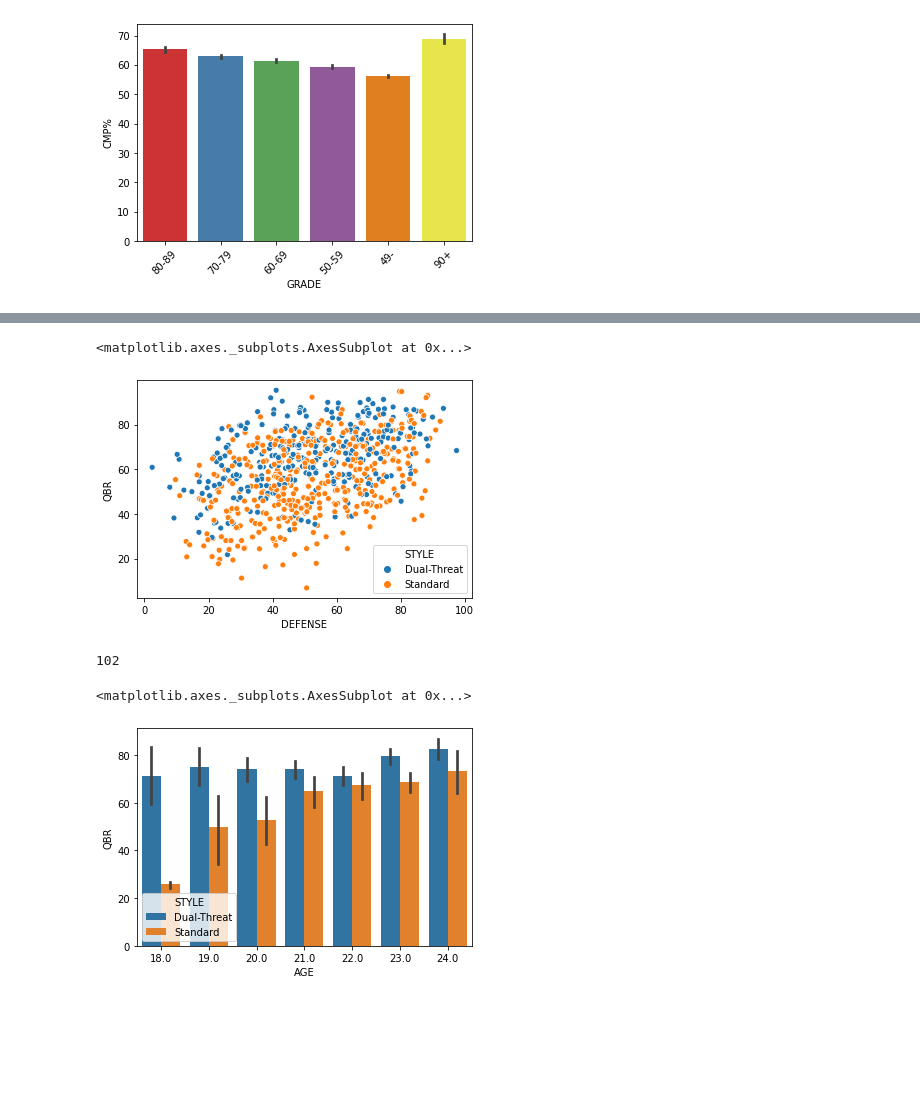
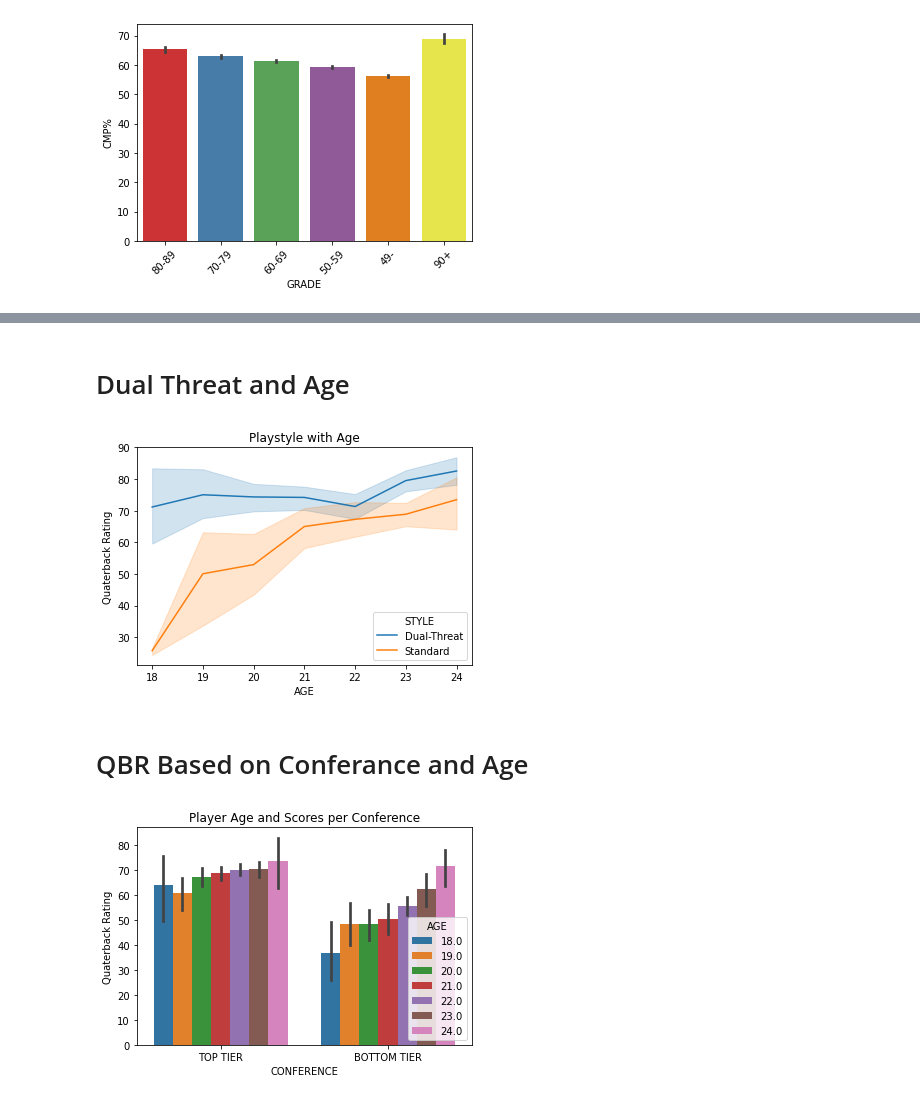
Before and after one commit to bt02/NCAA-Quaterback-Analysis, a Jupyter notebook: eda.ipynb, the cells around one changed output, grey strips where cells are left out. Drawn from its saved outputs; the diff is of its cells as text; code cells hidden in the pictures; blank space fills up the shorter version.

```diff
--- a/eda.ipynb
+++ b/eda.ipynb
@@ -47,6 +64,6 @@ chart.set_xticklabels(chart.get_xticklabels(), rotation=45);
 # %%
-df.loc[df['COLLEGE'].isin(['BIG12', 'ACC', 'PAC-12', 'BIG10', 'SEC']), 'CONFERENCE'] = 'TOP'
-df.loc[df['COLLEGE'].isin(['MAC', 'MTN-WEST', 'INDEP', 'C-USA', 'American', 'SUN-BELT']), 'CONFERENCE'] = 'BOTTOM'
+df.loc[df['COLLEGE'].isin(['BIG12', 'ACC', 'PAC-12', 'BIG10', 'SEC']), 'CONFERENCE'] = 'TOP TIER'
+df.loc[df['COLLEGE'].isin(['MAC', 'MTN-WEST', 'INDEP', 'C-USA', 'American', 'SUN-BELT']), 'CONFERENCE'] = 'BOTTOM TIER'
 # %%
 df.loc[df['RAVG'] >= 4, 'STYLE'] = 'Dual-Threat'
 df.loc[df['RAVG'] < 4, 'STYLE'] = 'Standard'
@@ -62,14 +117,16 @@ sns.scatterplot(x='OFFENSE', y='QBR', hue='CONFERENCE', data=df)
+# %% [markdown]
+# Dual Threat and Age
 # %%
-sns.scatterplot(x='DEFENSE', y='QBR', hue='STYLE',  data=df)
+sns.lineplot(x='AGE', y='QBR', hue='STYLE', data=df[(df['AGE'] < 25) & (df['AGE'] > 0)])
+plt.title('Playstyle with Age')
+plt.ylabel('Quaterback Rating');
 # %% [output]
-<matplotlib.axes._subplots.AxesSubplot at 0x...>
-[figure, old version]
+[figure, new version]
-# %%
-len(df[df['AGE'] == 20])
-# %% [output]
-102
+# %% [markdown]
+# QBR Based on Conferance and Age
 # %%
-sns.barplot(x='AGE', y='QBR', hue='STYLE', data=df[(df['AGE'] < 25) & (df['AGE'] > 0)])
+sns.barplot(x='CONFERENCE', y='QBR', hue='AGE', data=df[(df['AGE'] < 25) & (df['AGE'] > 0)])
+plt.title('Player Age and Scores per Conference')
+plt.ylabel('Quaterback Rating');
 # %% [output]
-<matplotlib.axes._subplots.AxesSubplot at 0x...>
-[figure, old version]
+[figure, new version]
```
Also changed, not shown: parts of 23 cells of this notebook, 3 other files.
